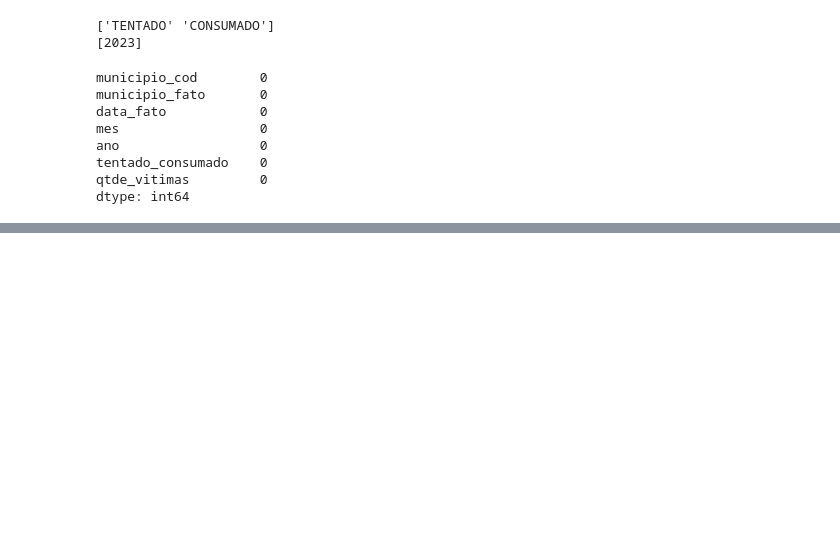
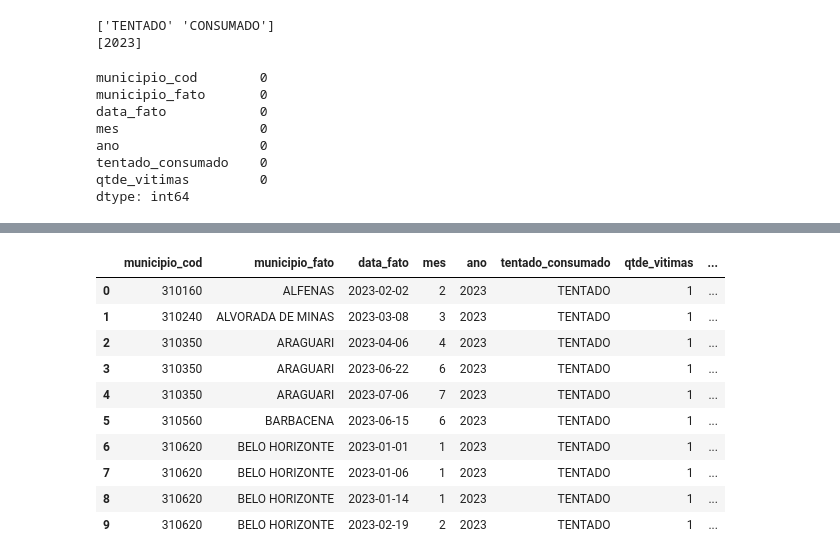
Before and after one commit to aline-hoffmann/scholarship-compass, a Jupyter notebook: Sprint_4/Desafio/etapa2.ipynb, the cells around one changed output, grey strips where cells are left out. Drawn from its saved outputs; the diff is of its cells as text; code cells hidden in the pictures; blank space fills up the shorter version.

```diff
--- a/Sprint_4/Desafio/etapa2.ipynb
+++ b/Sprint_4/Desafio/etapa2.ipynb
@@ -73,0 +100,25 @@ dtype: int64
+# %%
+# Traduzindo os dias da semana para português
+traducao_dias = {
+    "Monday": "segunda_feira",
+    "Tuesday": "terça_feira",
+    "Wednesday": "quarta_feira",
+    "Thursday": "quinta_feira",
+    "Friday": "sexta_feira",
+    "Saturday": "sábado",
+    "Sunday": "domingo"
+}
+df["dia_semana"] = df["dia_semana"].replace(traducao_dias)
+df.head(10)
+# %% [output]
+|  | municipio_cod | municipio_fato | data_fato | mes | ano | tentado_consumado | qtde_vitimas | ... |
+| 0 | 310160 | ALFENAS | 2023-02-02 | 2 | 2023 | TENTADO | 1 | ... |
+| 1 | 310240 | ALVORADA DE MINAS | 2023-03-08 | 3 | 2023 | TENTADO | 1 | ... |
+| 2 | 310350 | ARAGUARI | 2023-04-06 | 4 | 2023 | TENTADO | 1 | ... |
+| 3 | 310350 | ARAGUARI | 2023-06-22 | 6 | 2023 | TENTADO | 1 | ... |
+| 4 | 310350 | ARAGUARI | 2023-07-06 | 7 | 2023 | TENTADO | 1 | ... |
+| 5 | 310560 | BARBACENA | 2023-06-15 | 6 | 2023 | TENTADO | 1 | ... |
+| 6 | 310620 | BELO HORIZONTE | 2023-01-01 | 1 | 2023 | TENTADO | 1 | ... |
+| 7 | 310620 | BELO HORIZONTE | 2023-01-06 | 1 | 2023 | TENTADO | 1 | ... |
+| 8 | 310620 | BELO HORIZONTE | 2023-01-14 | 1 | 2023 | TENTADO | 1 | ... |
+| 9 | 310620 | BELO HORIZONTE | 2023-02-19 | 2 | 2023 | TENTADO | 1 | ... |
```
Also changed, not shown: parts of 18 cells of this notebook, 8 other files.
